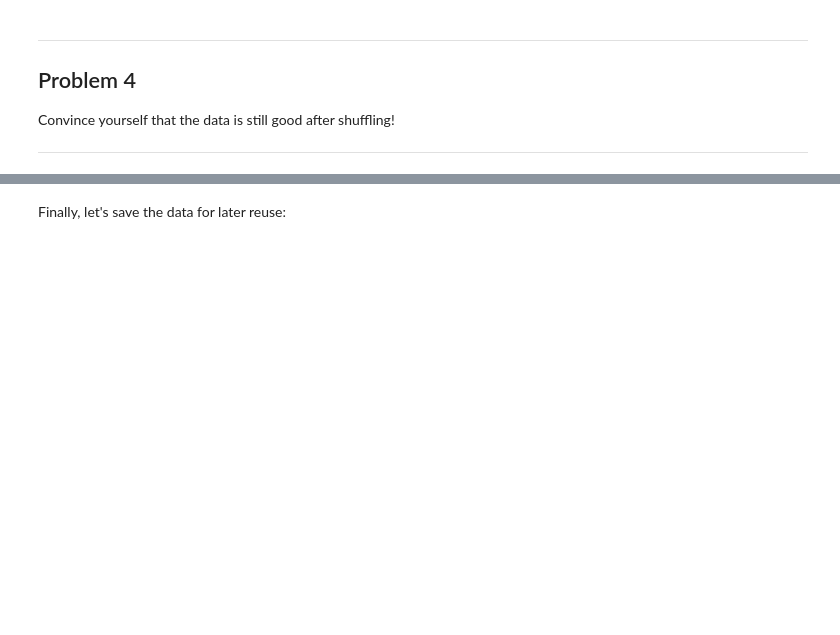
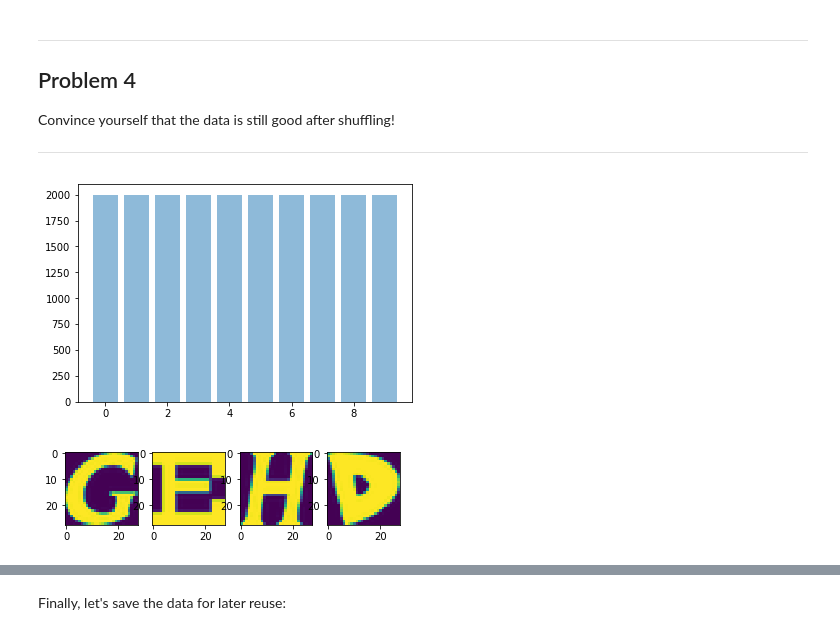
Before and after one commit to Sergiodiaz53/Tensorflow_Udacity_Assignments, a Jupyter notebook: 1_notmnist.ipynb, the cells around one changed output, grey strips where cells are left out. Cells and saved outputs as stored; diff of their text form; code cells hidden in the pictures; blank space fills up the shorter version.

Commit message:
Overlapped and near images

```diff
--- a/1_notmnist.ipynb
+++ b/1_notmnist.ipynb
@@ -317,9 +320,9 @@ def merge_datasets(pickle_files, train_size, valid_size=0):
   return valid_dataset, valid_labels, train_dataset, train_labels
 
 
-train_size = 200000
-valid_size = 10000
-test_size = 10000
+train_size = 20000
+valid_size = 1000
+test_size = 1000
 
 valid_dataset, valid_labels, train_dataset, train_labels = merge_datasets(
   train_datasets, train_size, valid_size)
@@ -350,3 +353,22 @@ Problem 4
 Convince yourself that the data is still good after shuffling!
 
 ---
+# %%
+def histLabels(labels_to_hist):
+    labels = np.zeros(10)
+    for label in labels_to_hist:
+        labels[label] = labels[label] + 1
+    plt.bar(np.arange(0,10),labels, align='center', alpha=0.5)
+
+def display_dataset_sample(dataset):
+    for i, image in enumerate(random.sample(list(dataset), 4)):
+        plt.subplot(1, 4, i+1)
+        plt.imshow(image)
+
+histLabels(train_labels)
+# %% [output]
+[figure, added]
+# %%
+display_dataset_sample(train_dataset)
+# %% [output]
+[figure, added]
```
Also changed, not shown: parts of 17 cells of this notebook.
